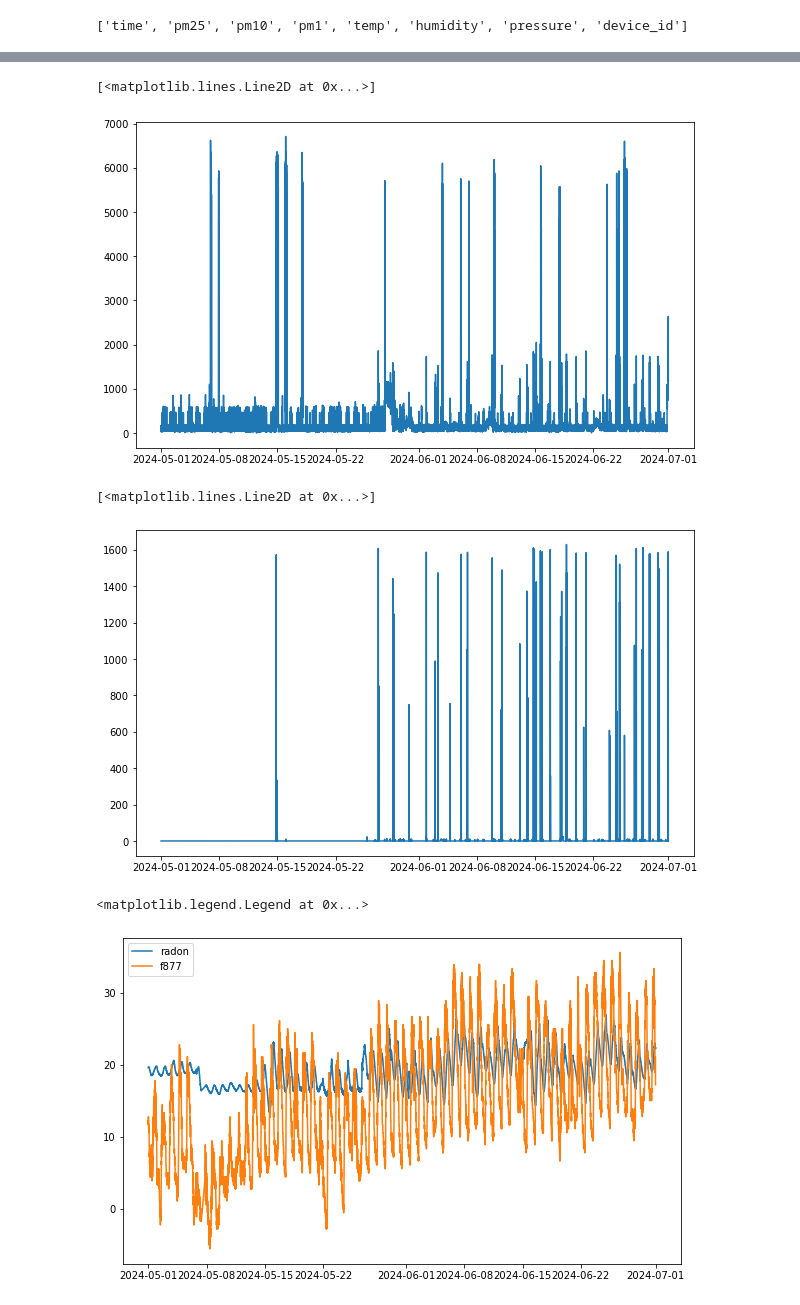
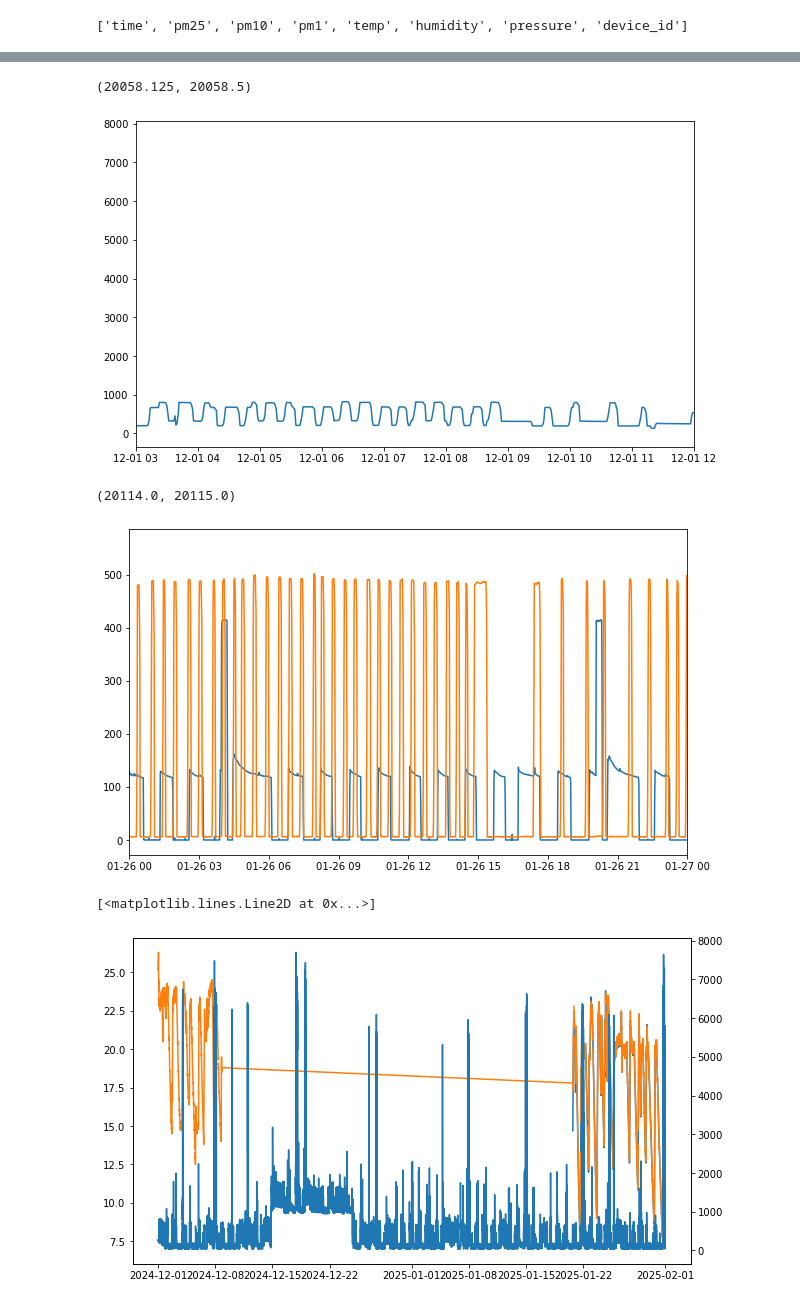
Before and after one commit to PIC-Lab/community_energy_control, a Jupyter notebook: community_sim/communityController/buildingController/thermal_rc_model/analysis.ipynb, the cells around one changed output, grey strips where cells are left out. Saved outputs shown, nothing was run; the diff lists cells and outputs as text; code cells hidden in the pictures.

```diff
--- a/community_sim/communityController/buildingController/thermal_rc_model/analysis.ipynb
+++ b/community_sim/communityController/buildingController/thermal_rc_model/analysis.ipynb
@@ -9,6 +9,7 @@ import datetime as dt
 # connect to the database
 db: str = "sloan"
 host: str = "mines-sloan-database.mines.edu"
+host: str = "pvm-mines-sloan-database2.mines.edu"
 port: int = 5433
 
 user: str = "dev_read"
@@ -480,16 +485,21 @@ for name in ('Sloan_flex-f877', 'Sloan_flex-d54e'):
 # %%
 figure = plt.figure(figsize=(10, 6))
 plt.plot(totalPower_df['bucketed_time'], totalPower_df['average_power'])
+plt.xlim([dt.datetime(2024, 12, 1, 3), dt.datetime(2024, 12, 1, 12)])
+# plt.xlim([dt.datetime(2024, 7, 1, 3), dt.datetime(2024, 7, 1, 12)])
 # %% [output]
-[<matplotlib.lines.Line2D at 0x...>]
+(20058.125, 20058.5)
-[figure, old version]
+[figure, new version]
 # %%
 fig = plt.figure(figsize=(10,6))
 # for chan in channelPowers:
 #     plt.plot(chan['bucketed_time'], chan['average_power'])
-chan = channelPowers[1]
+chan = channelPowers[5]
 plt.plot(chan['bucketed_time'], chan['average_power'])
-# plt.xlim(19850.5, 19851.5)
+chan = channelPowers[7]
+chan.loc[chan['average_power'] > 8000, 'average_power'] = 0
+plt.plot(chan['bucketed_time'], chan['average_power'])
+plt.xlim([dt.datetime(2025, 1, 26), dt.datetime(2025, 1, 27)])
 # %% [output]
-[<matplotlib.lines.Line2D at 0x...>]
+(20114.0, 20115.0)
-[figure, old version]
+[figure, new version]
@@ -496,11 +510,14 @@ plt.plot(chan['bucketed_time'], chan['average_power'])
 # %%
-fig = plt.figure(figsize=(10,6))
-plt.plot(radonTemp_df['bucketed_time'], radonTemp_df['avg_temp'], label='radon')
-# plt.plot(pm25Temp_df['bucketed_time'], pm25Temp_df['avg_temp'], label='pm25')
-plt.plot(purpleAirs[0]['bucketed_time'], purpleAirs[0]['avg_temp'], label='f877')
+fig, ax = plt.subplots(figsize=(10,6))
+ax.plot(radonTemp_df['bucketed_time'], radonTemp_df['avg_temp'], label='radon')
+ax.plot(pm25Temp_df['bucketed_time'], pm25Temp_df['avg_temp'], label='pm25')
+# plt.plot(purpleAirs[0]['bucketed_time'], purpleAirs[0]['avg_temp'], label='f877')
 # plt.plot(purpleAirs[1]['bucketed_time'], purpleAirs[1]['avg_temp'], label='d54e')
-# plt.xlim([pm25Temp_df['bucketed_time'][0], pm25Temp_df['bucketed_time'][287]])
-plt.legend()
+# ax.plot(building_df['living space Air Temperature'])
+ax2 = ax.twinx()
+ax2.plot(totalPower_df['bucketed_time'], totalPower_df['average_power'])
+# plt.xlim([dt.datetime(2025, 1, 26), dt.datetime(2025, 1, 27)])
+# plt.xlim([dt.datetime(2024, 7, 3), dt.datetime(2024, 7, 4)])
 # %% [output]
-<matplotlib.legend.Legend at 0x...>
+[<matplotlib.lines.Line2D at 0x...>]
-[figure, old version]
+[figure, new version]
```
Also changed, not shown: parts of 7 cells of this notebook, 24 other files.
